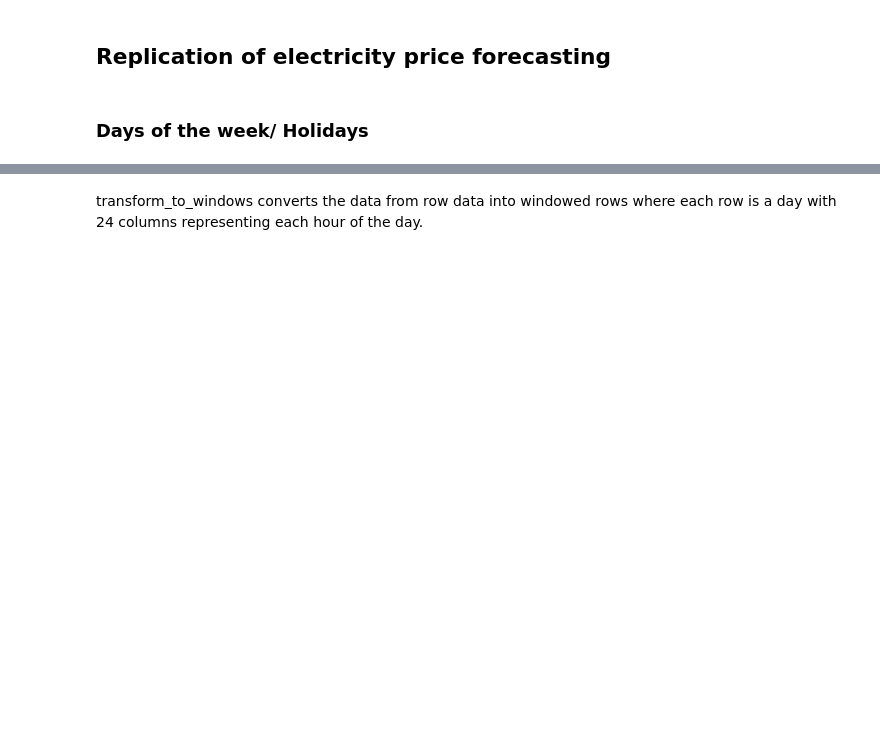
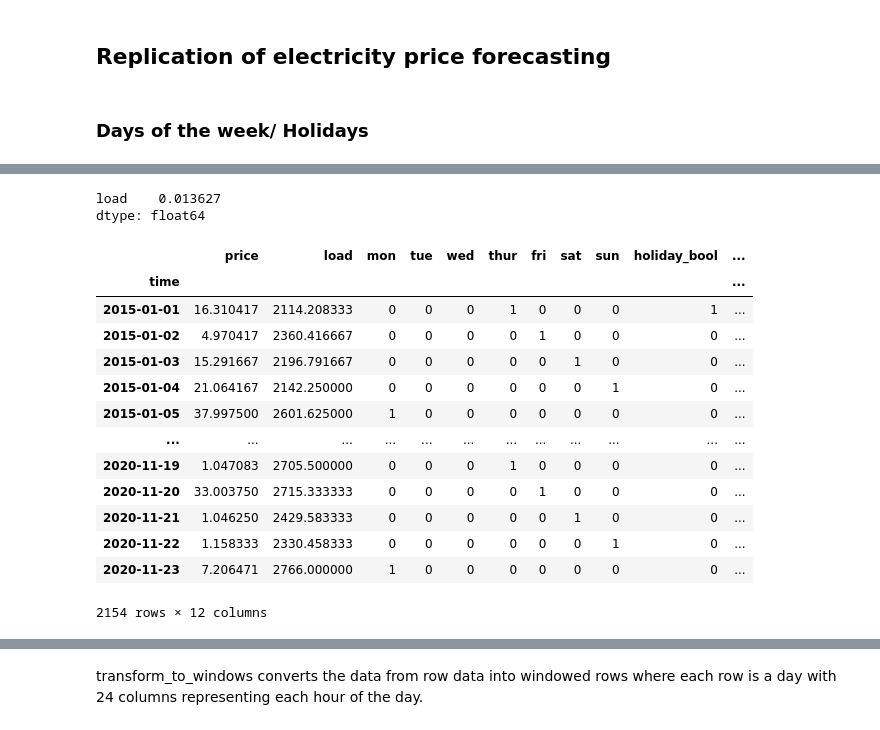
Before and after one commit to Guli-Y/ElectricityPricePredictor, a Jupyter notebook: notebooks/griseldo_replication.ipynb, the cells around one changed output, grey strips where cells are left out. Drawn from its saved outputs; the diff is of its cells as text; code cells hidden in the pictures; blank space fills up the shorter version.

Commit message:
work on the OLS model from yesterday

```diff
--- a/notebooks/griseldo_replication.ipynb
+++ b/notebooks/griseldo_replication.ipynb
@@ -20,0 +270,5 @@ model.summary()
+# %%
+model.params
+# %% [output]
+load    0.013627
+dtype: float64
@@ -20,0 +279,21 @@ model.summary()
+# %%
+normalizer = MinMaxScaler()
+normalizer.fit(merged_all_1[['load']])
+merged_all_1['load_norm'] = normalizer.transform(merged_all_1[['load']])
+# %%
+merged_all_1
+# %% [output]
+|  | price | load | mon | tue | wed | thur | fri | sat | sun | holiday_bool | ... |
+| time |  |  |  |  |  |  |  |  |  |  | ... |
+| 2015-01-01 | 16.310417 | 2114.208333 | 0 | 0 | 0 | 1 | 0 | 0 | 0 | 1 | ... |
+| 2015-01-02 | 4.970417 | 2360.416667 | 0 | 0 | 0 | 0 | 1 | 0 | 0 | 0 | ... |
+| 2015-01-03 | 15.291667 | 2196.791667 | 0 | 0 | 0 | 0 | 0 | 1 | 0 | 0 | ... |
+| 2015-01-04 | 21.064167 | 2142.250000 | 0 | 0 | 0 | 0 | 0 | 0 | 1 | 0 | ... |
+| 2015-01-05 | 37.997500 | 2601.625000 | 1 | 0 | 0 | 0 | 0 | 0 | 0 | 0 | ... |
+| ... | ... | ... | ... | ... | ... | ... | ... | ... | ... | ... | ... |
+| 2020-11-19 | 1.047083 | 2705.500000 | 0 | 0 | 0 | 1 | 0 | 0 | 0 | 0 | ... |
+| 2020-11-20 | 33.003750 | 2715.333333 | 0 | 0 | 0 | 0 | 1 | 0 | 0 | 0 | ... |
+| 2020-11-21 | 1.046250 | 2429.583333 | 0 | 0 | 0 | 0 | 0 | 1 | 0 | 0 | ... |
+| 2020-11-22 | 1.158333 | 2330.458333 | 0 | 0 | 0 | 0 | 0 | 0 | 1 | 0 | ... |
+| 2020-11-23 | 7.206471 | 2766.000000 | 1 | 0 | 0 | 0 | 0 | 0 | 0 | 0 | ... |
+2154 rows × 12 columns
```
Also changed, not shown: parts of 67 cells of this notebook, 1 other file.
